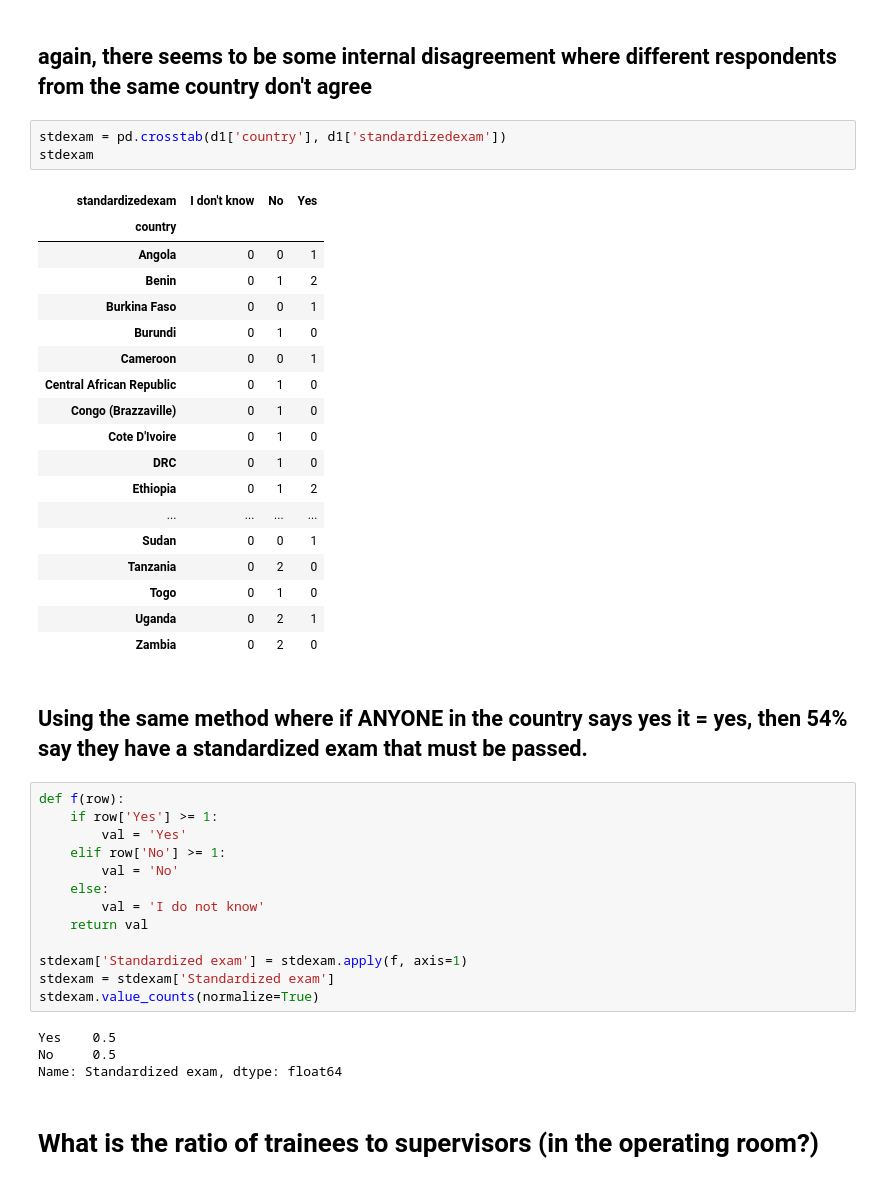
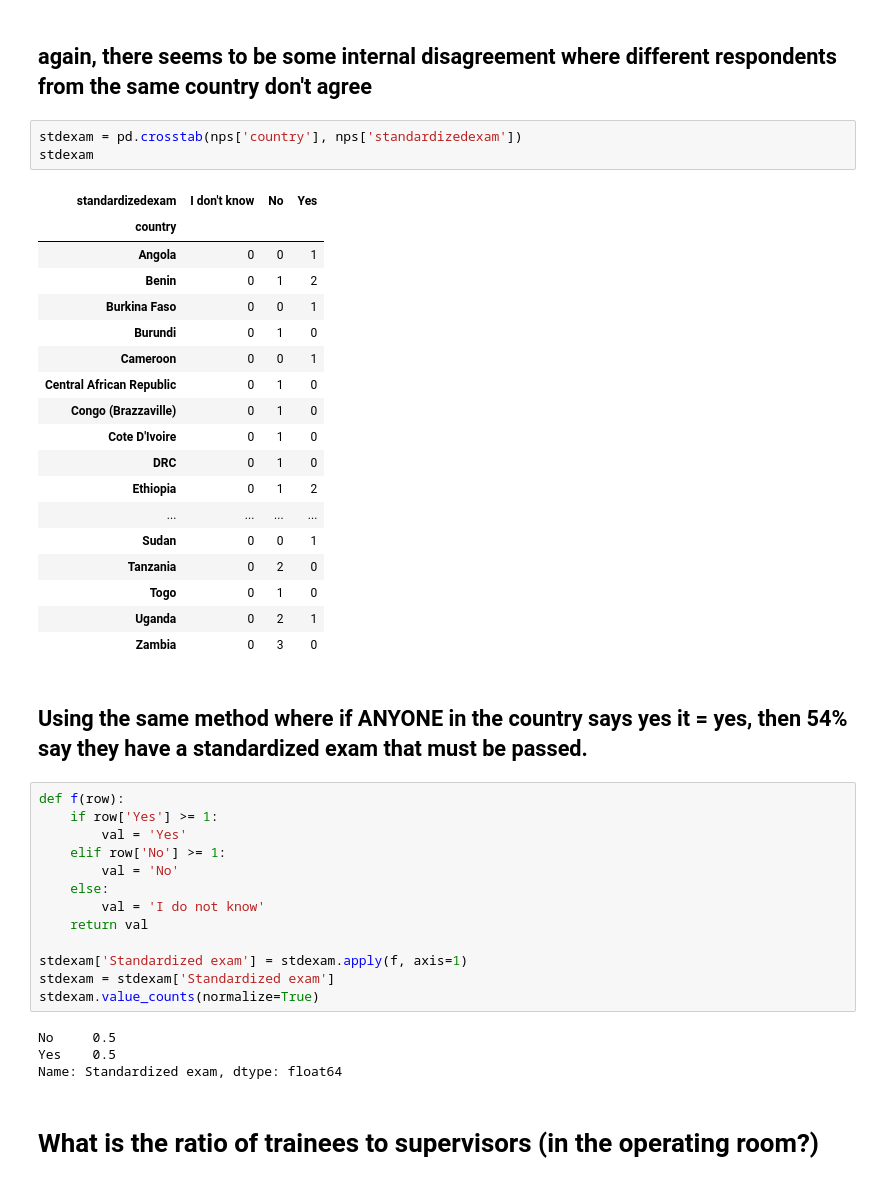
Before and after one commit to lawtj/npa, a Jupyter notebook: npa data.ipynb, the cells around one changed output. Saved outputs shown, nothing was run; the diff lists cells and outputs as text.

```diff
--- a/npa data.ipynb
+++ b/npa data.ipynb
@@ -451,27 +453,27 @@ Name: Practice guideline, dtype: float64
 # %% [markdown]
 ## again, there seems to be some internal disagreement where different respondents from the same country don't agree
 # %%
-stdexam = pd.crosstab(d1['country'], d1['standardizedexam'])
+stdexam = pd.crosstab(nps['country'], nps['standardizedexam'])
 stdexam
 # %% [output]
 | standardizedexam | I don't know | No | Yes |
 | country |  |  |  |
 | Angola | 0 | 0 | 1 |
 | Benin | 0 | 1 | 2 |
 | Burkina Faso | 0 | 0 | 1 |
 | Burundi | 0 | 1 | 0 |
 | Cameroon | 0 | 0 | 1 |
 | Central African Republic | 0 | 1 | 0 |
 | Congo (Brazzaville) | 0 | 1 | 0 |
 | Cote D'Ivoire | 0 | 1 | 0 |
 | DRC | 0 | 1 | 0 |
 | Ethiopia | 0 | 1 | 2 |
 | ... | ... | ... | ... |
 | Sudan | 0 | 0 | 1 |
 | Tanzania | 0 | 2 | 0 |
 | Togo | 0 | 1 | 0 |
 | Uganda | 0 | 2 | 1 |
-| Zambia | 0 | 2 | 0 |
+| Zambia | 0 | 3 | 0 |
 # %% [markdown]
 ## Using the same method where if ANYONE in the country says yes it = yes, then 54% say they have a standardized exam that must be passed.
 # %%
@@ -488,8 +490,8 @@ stdexam['Standardized exam'] = stdexam.apply(f, axis=1)
 stdexam = stdexam['Standardized exam']
 stdexam.value_counts(normalize=True)
 # %% [output]
+No     0.5
 Yes    0.5
-No     0.5
 Name: Standardized exam, dtype: float64
 # %% [markdown]
 # <a name='tsratio'>What is the ratio of trainees to supervisors (in the operating room?)</a>
```
Also changed, not shown: parts of 22 cells of this notebook.
